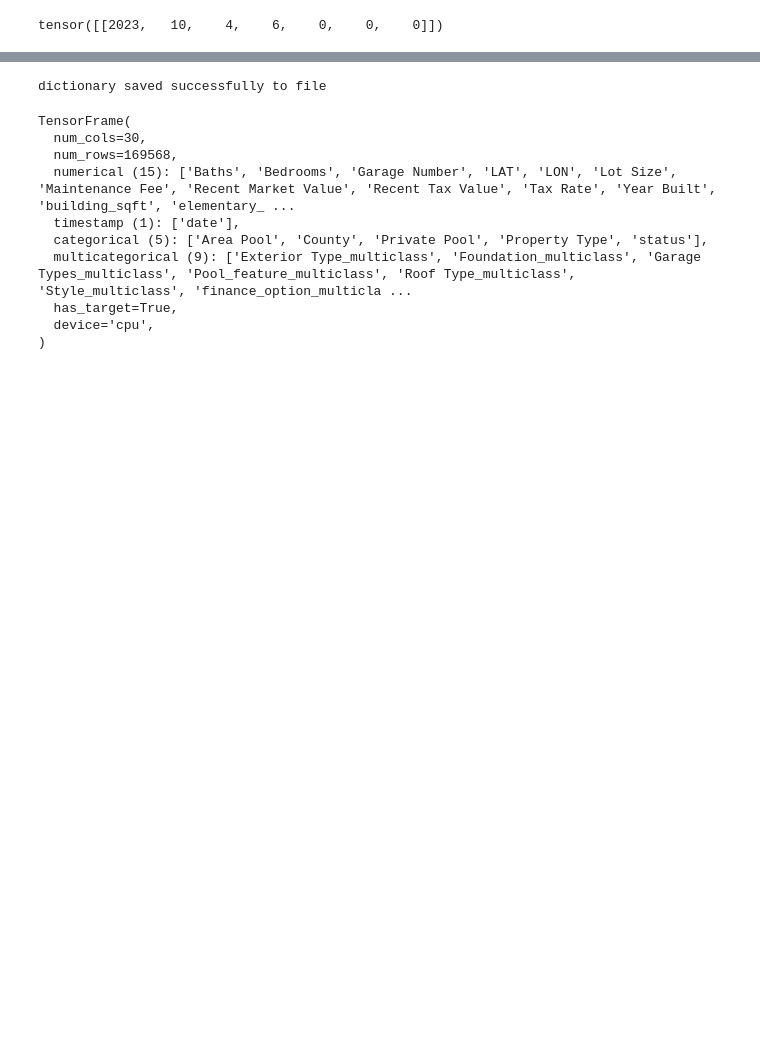
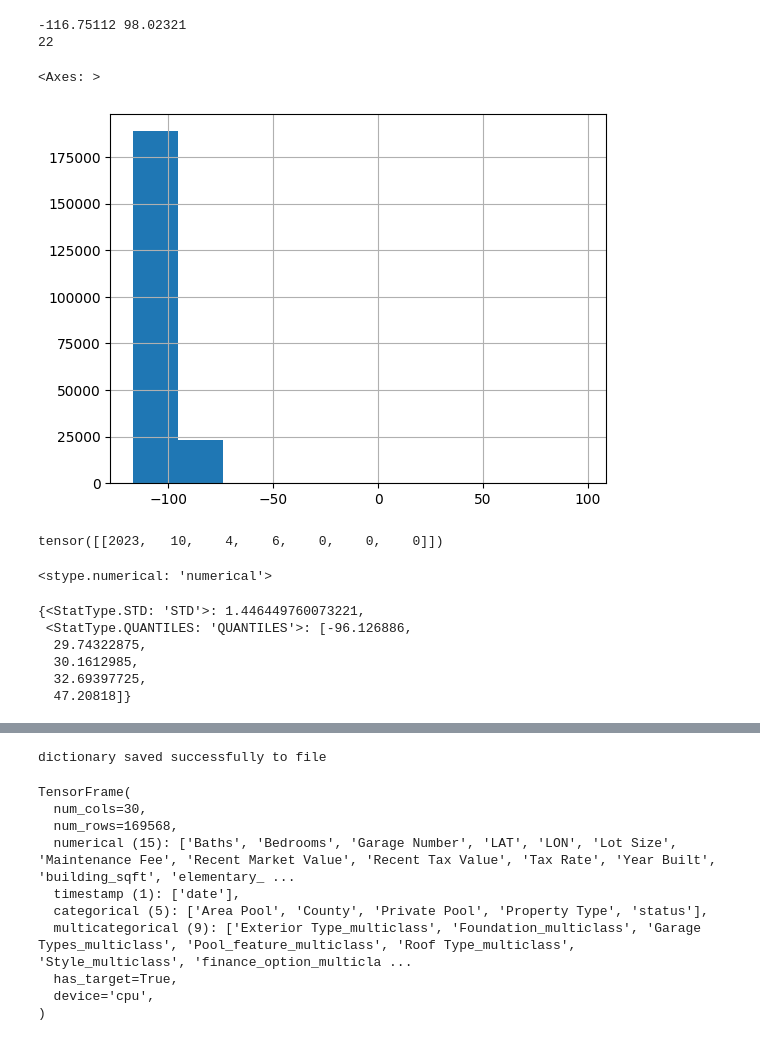
Before and after one commit to HoustonJ2013/property_price_multi_modality, a Jupyter notebook: notebooks/debug.ipynb, the cells around one changed output, grey strips where cells are left out. Saved outputs shown, nothing was run; the diff lists cells and outputs as text; code cells hidden in the pictures; blank space fills up the shorter version.

```diff
--- a/notebooks/debug.ipynb
+++ b/notebooks/debug.ipynb
@@ -113,6 +142,20 @@ train_dataset, val_dataset = dataset[:0.8], dataset[0.80:]
+# %%
+print(raw_df["LAT"].min(), raw_df["LAT"].max())
+print(np.sum(raw_df["LAT"] > 0))
+raw_df["LAT"].hist()
+# %% [output]
+-116.75112 98.02321
+22
+<Axes: >
+[figure, added]
 # %%
 tf = train_dataset.tensor_frame
 stype = tf.stypes[-1]
 tf.feat_dict[stype][0]
 # %% [output]
 tensor([[2023,   10,    4,    6,    0,    0,    0]])
+# %%
+from copy import deepcopy
+col_to_stype["LON"]
+# %% [output]
+<stype.numerical: 'numerical'>
@@ -118,0 +165,9 @@ tensor([[2023,   10,    4,    6,    0,    0,    0]])
+# %%
+col_stats["LON"]
+# %% [output]
+{<StatType.STD: 'STD'>: 1.446449760073221,
+ <StatType.QUANTILES: 'QUANTILES'>: [-96.126886,
+  29.74322875,
+  30.1612985,
+  32.69397725,
+  47.20818]}
```
Also changed, not shown: parts of 11 cells of this notebook, 2 other files.
